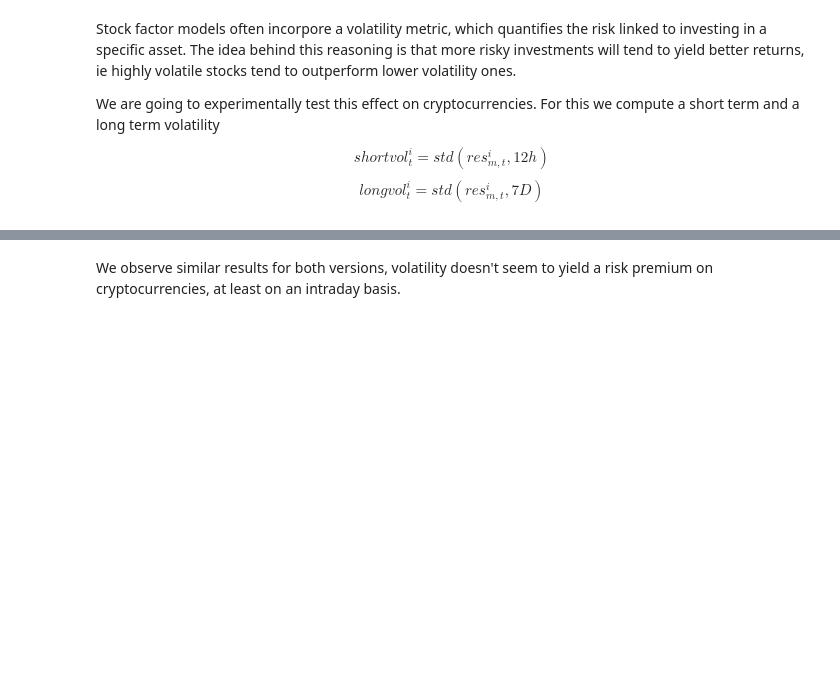
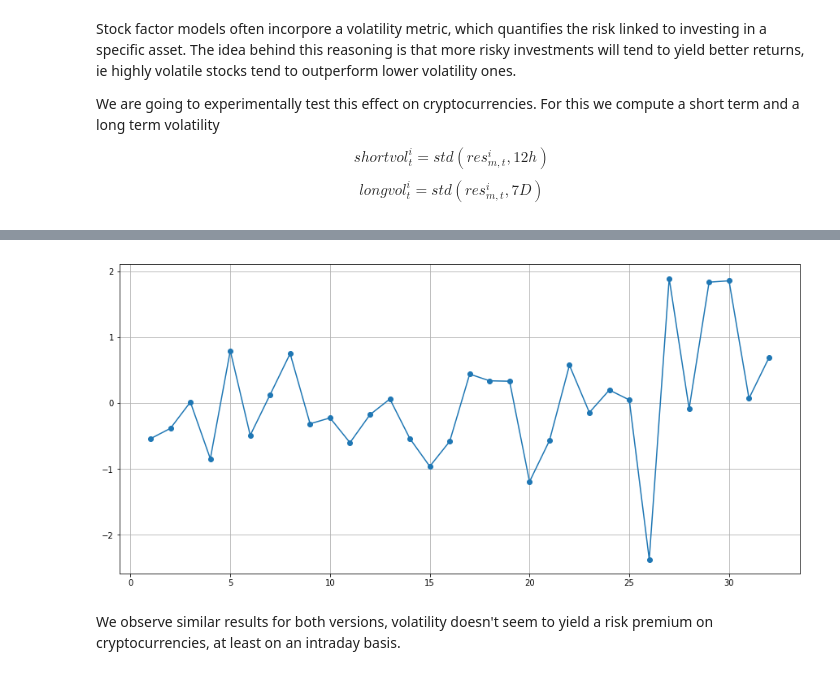
Before and after one commit to chsd001/CME291, a Jupyter notebook: research.ipynb, the cells around one changed output, grey strips where cells are left out. Cells and saved outputs as stored; diff of their text form; code cells hidden in the pictures; blank space fills up the shorter version.

```diff
--- a/research.ipynb
+++ b/research.ipynb
@@ -199,4 +197,4 @@ plt.plot_df(data.groupby('r')['perf'].mean())
 # %%
 data['r']  = data.groupby('datetime')['lvol'].rank('min')
-plt.plot_df(data.groupby('r')['perf'].mean())
+plt.pyplot_df(data.groupby('r')['perf'].mean())
 # %% [output]
@@ -204,3 +201,4 @@ plt.plot_df(data.groupby('r')['perf'].mean())
+[figure, added]
 # %% [markdown]
 We observe similar results for both versions, volatility doesn't seem to yield a risk premium on cryptocurrencies, at least on an intraday basis.
 # %% [markdown]
```
Also changed, not shown: parts of 102 cells of this notebook, 4 other files.
